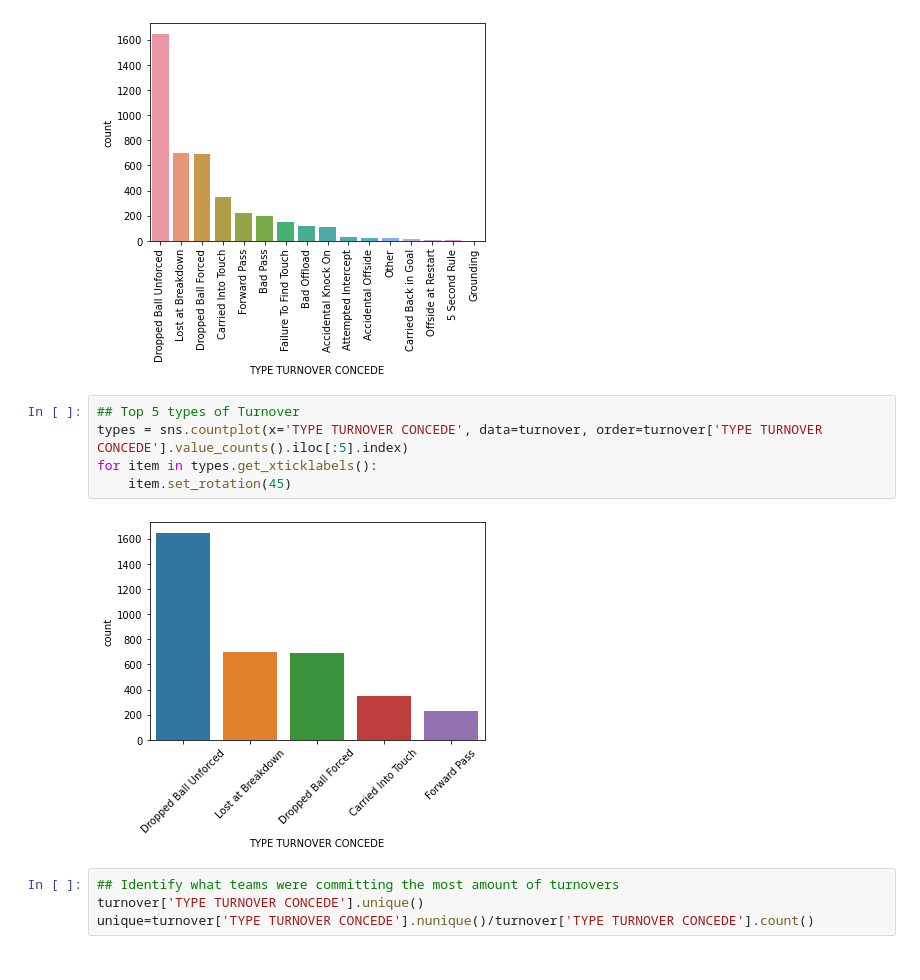
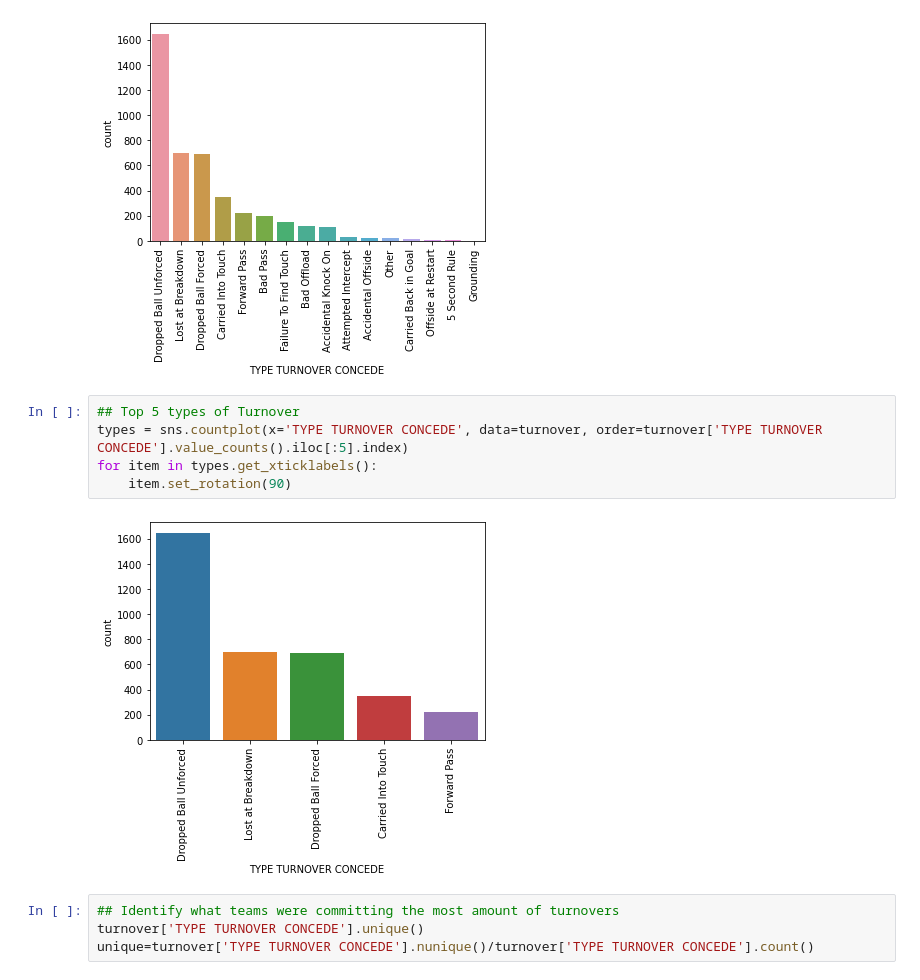
Before and after one commit to UCDPAIanSheridan/UCDPA_IanSheridan, a Jupyter notebook: MyProject.ipynb, the cells around one changed output. Drawn from its saved outputs; the diff is of its cells as text.

```diff
--- a/MyProject.ipynb
+++ b/MyProject.ipynb
@@ -191,10 +192,10 @@ for item in types.get_xticklabels():
 # %%
 ## Top 5 types of Turnover
 types = sns.countplot(x='TYPE TURNOVER CONCEDE', data=turnover, order=turnover['TYPE TURNOVER CONCEDE'].value_counts().iloc[:5].index)
 for item in types.get_xticklabels():
-    item.set_rotation(45)
+    item.set_rotation(90)
 # %% [output]
-[figure, old version]
+[figure, new version]
 # %%
 ## Identify what teams were committing the most amount of turnovers
 turnover['TYPE TURNOVER CONCEDE'].unique()
```
Also changed, not shown: parts of 6 cells of this notebook.
